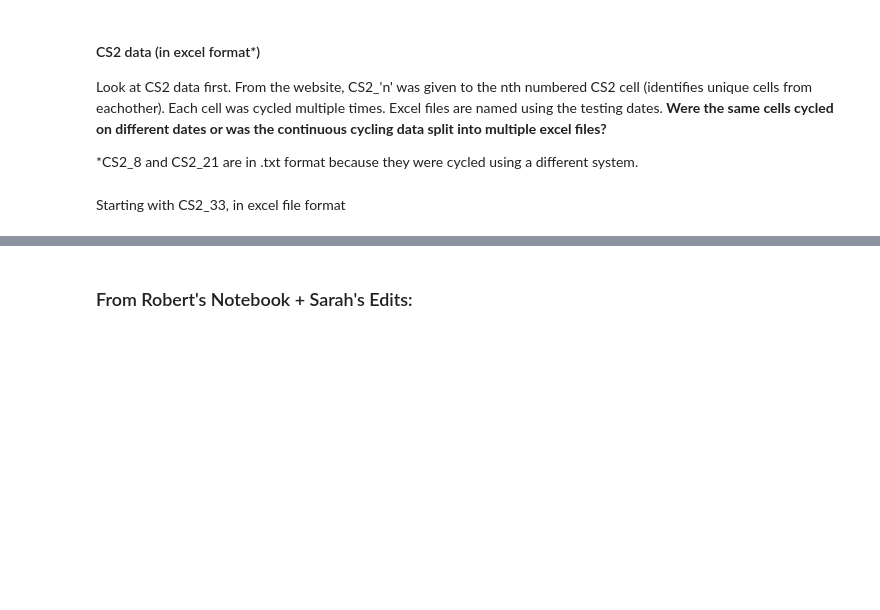
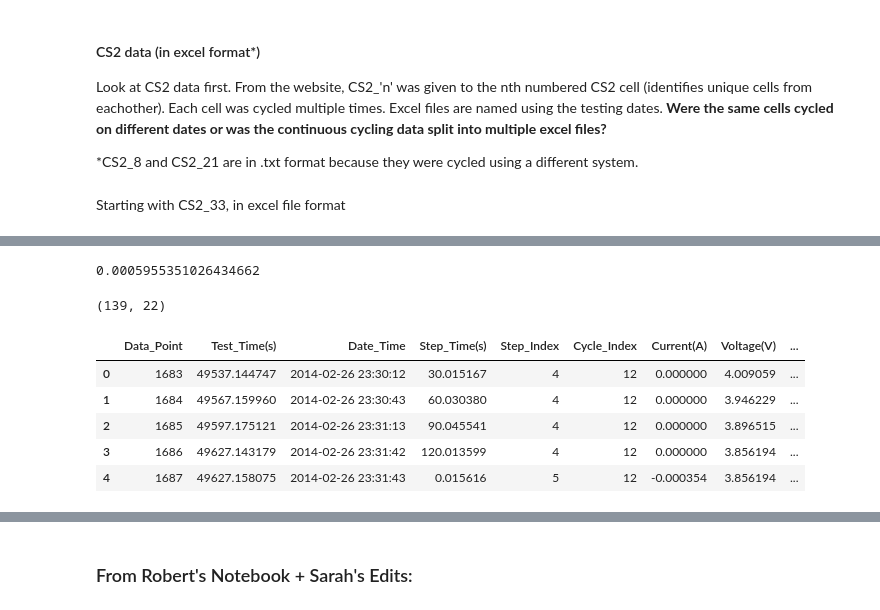
Before and after one commit to nicolet5/DiffCapAnalyzer, a Jupyter notebook: ourproject/CleanData.ipynb, the cells around one changed output, grey strips where cells are left out. Saved outputs shown, nothing was run; the diff lists cells and outputs as text; code cells hidden in the pictures; blank space fills up the shorter version.

```diff
--- a/ourproject/CleanData.ipynb
+++ b/ourproject/CleanData.ipynb
@@ -218,2 +218,6 @@ len(mytestdf)
 # %%
 mytestdf2 = calc_dv_dqdv(mytestdf)
+# %%
+mytestdf2['dV'].mean()
+# %% [output]
+0.0005955351026434662
@@ -220,3 +226,16 @@ mytestdf2 = calc_dv_dqdv(mytestdf)
+# %%
+mytestdf3.shape
+# %% [output]
+(139, 22)
+# %%
+mytestdf2.head()
+# %% [output]
+|  | Data_Point | Test_Time(s) | Date_Time | Step_Time(s) | Step_Index | Cycle_Index | Current(A) | Voltage(V) | ... |
+| 0 | 1683 | 49537.144747 | 2014-02-26 23:30:12 | 30.015167 | 4 | 12 | 0.000000 | 4.009059 | ... |
+| 1 | 1684 | 49567.159960 | 2014-02-26 23:30:43 | 60.030380 | 4 | 12 | 0.000000 | 3.946229 | ... |
+| 2 | 1685 | 49597.175121 | 2014-02-26 23:31:13 | 90.045541 | 4 | 12 | 0.000000 | 3.896515 | ... |
+| 3 | 1686 | 49627.143179 | 2014-02-26 23:31:42 | 120.013599 | 4 | 12 | 0.000000 | 3.856194 | ... |
+| 4 | 1687 | 49627.158075 | 2014-02-26 23:31:43 | 0.015616 | 5 | 12 | -0.000354 | 3.856194 | ... |
 # %%
 fig1 = plt.figure(figsize = (10,10), facecolor = 'w', edgecolor= 'k')
 myplot = plt.plot(mytestdf2['Voltage(V)'], mytestdf2['dQ/dV'])
```
Also changed, not shown: parts of 8 cells of this notebook, 1 other file.
